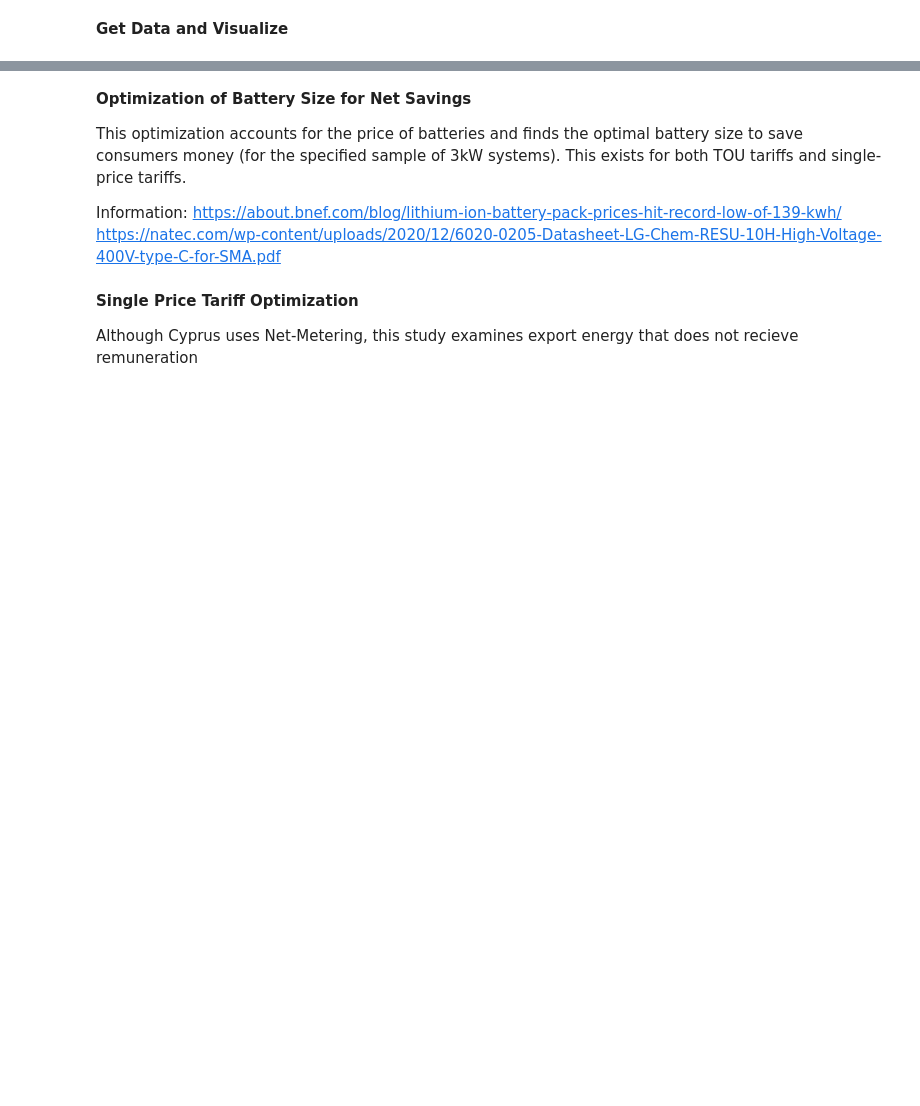
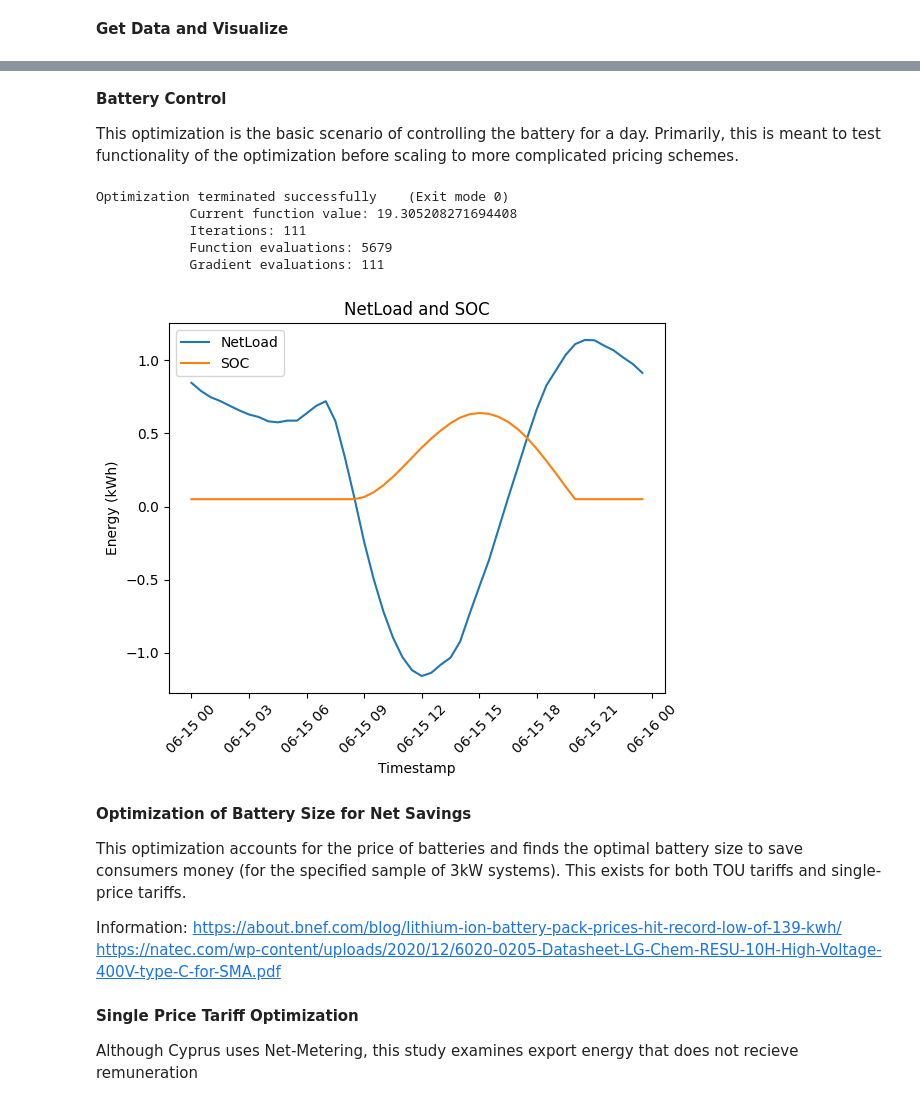
Before and after one commit to alexrtseng/foss-optimization, a Jupyter notebook: Battery_Size_Opt.ipynb, the cells around one changed output, grey strips where cells are left out. Cells and saved outputs as stored; diff of their text form; code cells hidden in the pictures; blank space fills up the shorter version.

Commit message:
Functioning charge control optimizer

```diff
--- a/Battery_Size_Opt.ipynb
+++ b/Battery_Size_Opt.ipynb
@@ -28,3 +29,51 @@ _ = weekday_avg.plot(y=['Production', 'Consumption', 'NetLoad'], title='Weekday
+# %% [markdown]
+**Battery Control**
+
+This optimization is the basic scenario of controlling the battery for a day. Primarily, this is meant to test functionality of the optimization before scaling to more complicated pricing schemes.
+# %%
+from charge_optimizer import ChargeOptimizer
+
+BATT_PRICE_PER_WH = 0.127  # Euros per Wh (127 is what was found online)
+max_charge_rate = 2500  # Max charge rate in Wh / 30 mins (power)
+max_discharge_rate = 2500  # Max discharge rate in Wh / 30 mins (power)
+soc_min = 0.05  # Maximum Depth of Discharge 95%
+soc_max = 1.00  # Maximum State of Charge 100%; can play around with to protect battery
+sqrt_eff = 0.98  # round trip Efficiency of the battery
+import_tariff = 0.37  # Euro per Wh; this is avg. for Cyprus but can play with this
+self_discharge = 0.05  # 5% self discharge per day; totally made up
+
+charge_optimizer = ChargeOptimizer(
+    pred_net_load=weekday_avg['NetLoad'],
+    duration=1,
+    soc_min=soc_min,
+    soc_max=soc_max,
+    charge_efficiency=sqrt_eff,
+    discharge_efficiency=sqrt_eff,
+    self_dis=self_discharge,
+    timestep_size=0.5, # half an hour
+    max_charge_rate=max_charge_rate,
+    max_discharge_rate=max_discharge_rate,
+    batt_capacity=13.5,  # 13.5 kWh
+)
+
+charge_optimizer.local_optimize()
+soc = charge_optimizer.calc_soc(charge_optimizer.result.x)
+
+plt.plot(weekday_avg.index, weekday_avg['NetLoad'], label='NetLoad')
+plt.plot(weekday_avg.index, soc[1:], label='SOC')
+plt.xlabel('Timestamp')
+plt.ylabel('Energy (kWh)')
+plt.title('NetLoad and SOC')
+plt.legend()
+plt.xticks(rotation=45)
+plt.show()
+# %% [output]
+Optimization terminated successfully    (Exit mode 0)
+            Current function value: 19.305208271694408
+            Iterations: 111
+            Function evaluations: 5679
+            Gradient evaluations: 111
+[figure, added]
 # %% [markdown]
 **Optimization of Battery Size for Net Savings**
 
```
Also changed, not shown: parts of 2 cells of this notebook, 2 other files.
